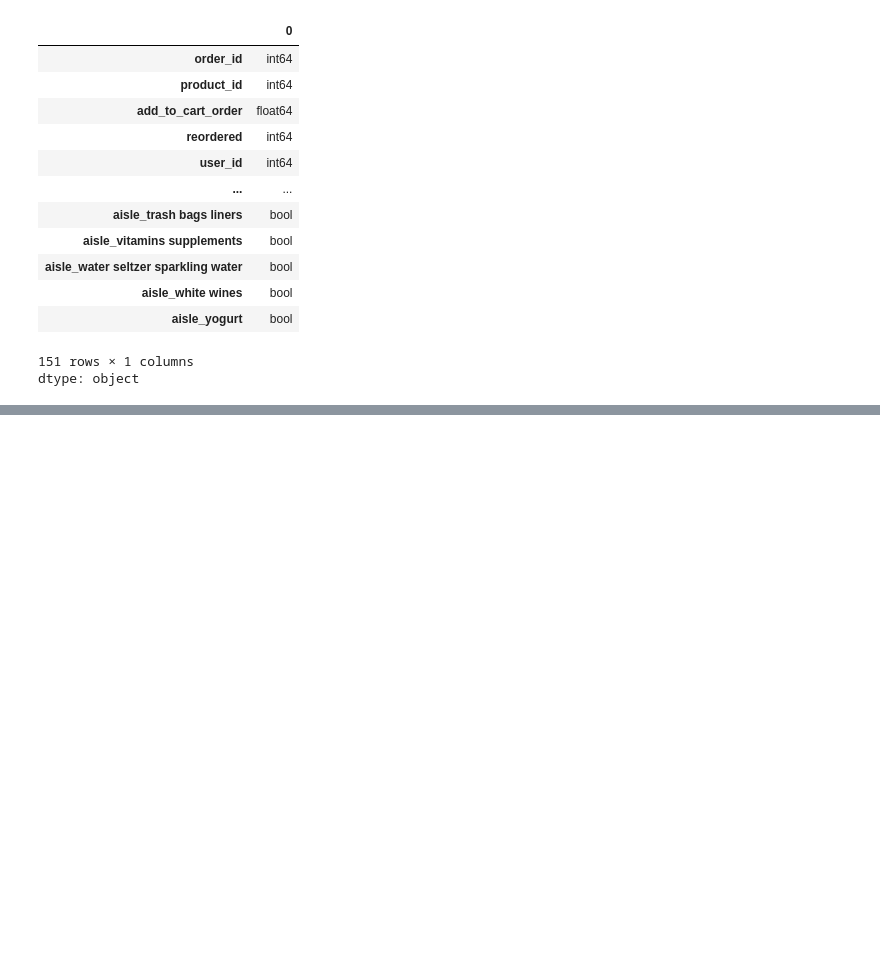
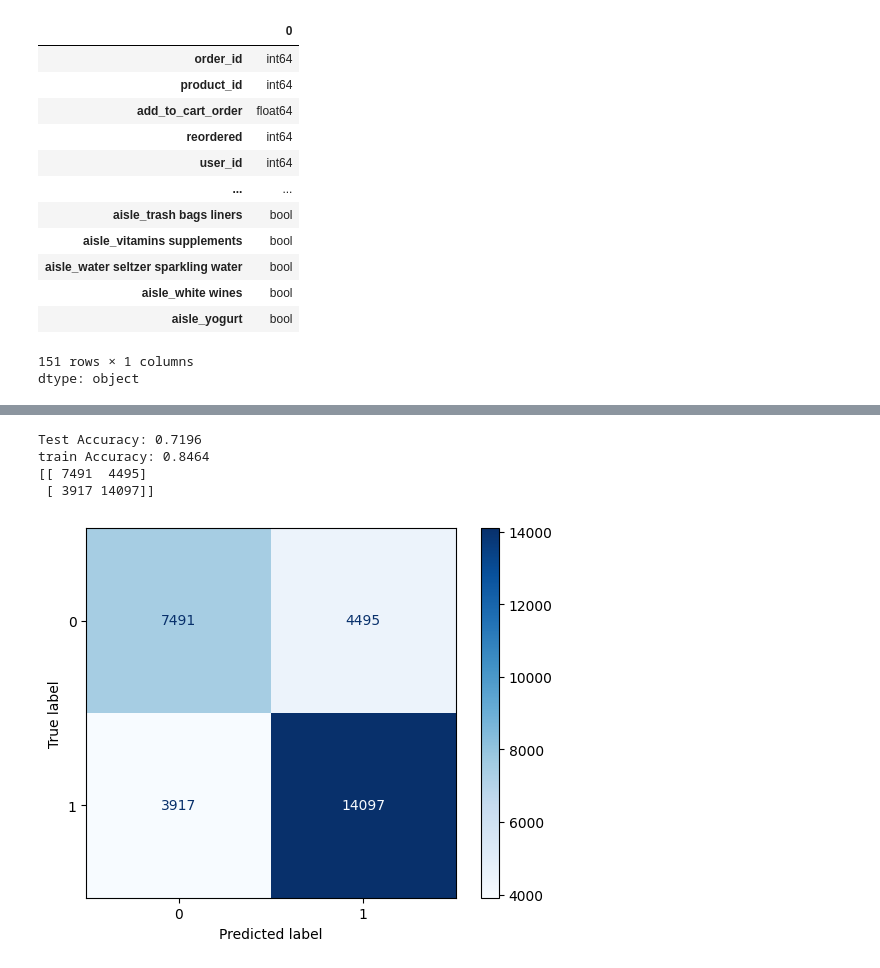
Before and after one commit to sarakhaderkoko1233-wq/ML-project, a Jupyter notebook: project.ipynb, the cells around one changed output, grey strips where cells are left out. Cells and saved outputs as stored; diff of their text form; code cells hidden in the pictures; blank space fills up the shorter version.

```diff
--- a/project.ipynb
+++ b/project.ipynb
@@ -278,7 +273,22 @@ from sklearn.metrics import accuracy_score,confusion_matrix
-# %%
-knn=KNeighborsClassifier(n_neighbors=5)
-knn.fit(X_train_scaled,y_train)
-y_pred=knn.predict(X_test_scaled)
-print(f"Test Accuracy: {accuracy_score(y_test,y_pred)}")
-print(f"train Accuracy: {knn.score(X_train_scaled,y_train)}")
-print(f"\nconfusion_matrix: {confusion_matrix(y_test,y_pred)}")
+# %%
+
+X_train_sample=X_train_scaled[:30000]
+y_train_sample=y_train[:30000]
+X_test_sample=X_test_scaled[:30000]
+y_test_sample=y_test[:30000]
+knn=KNeighborsClassifier(n_neighbors=3)
+knn.fit(X_train_sample,y_train_sample)
+y_pred=knn.predict(X_test_sample)
+print(f"Test Accuracy: {accuracy_score(y_test_sample,y_pred)}")
+print(f"train Accuracy: {knn.score(X_train_sample,y_train_sample)}")
+cm_k=confusion_matrix(y_test_sample,y_pred)
+print(cm_k)
+disp=ConfusionMatrixDisplay(cm_k, display_labels=[0,1])
+disp.plot(cmap=plt.cm.Blues)
+plt.show()
+# %% [output]
+Test Accuracy: 0.7196
+train Accuracy: 0.8464
+[[ 7491  4495]
+ [ 3917 14097]]
+[figure, added]
```
Also changed, not shown: parts of 5 cells of this notebook.
